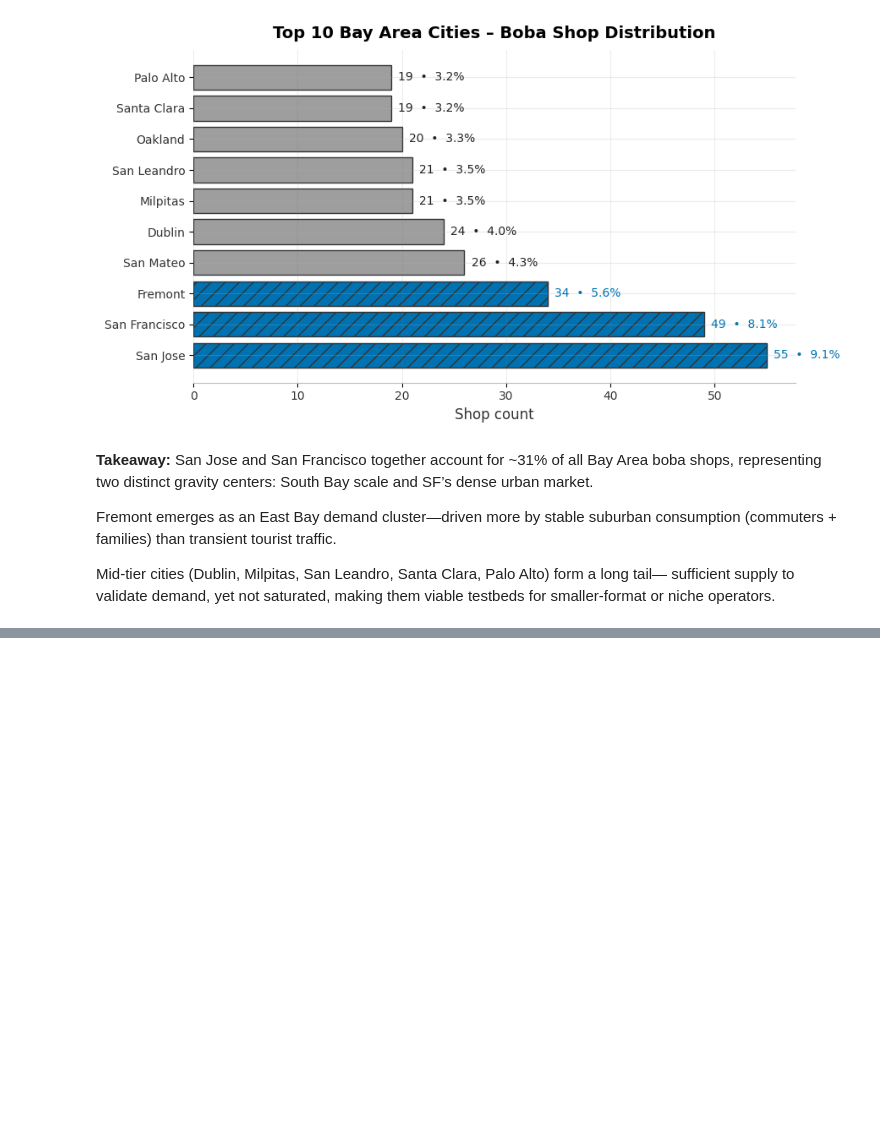
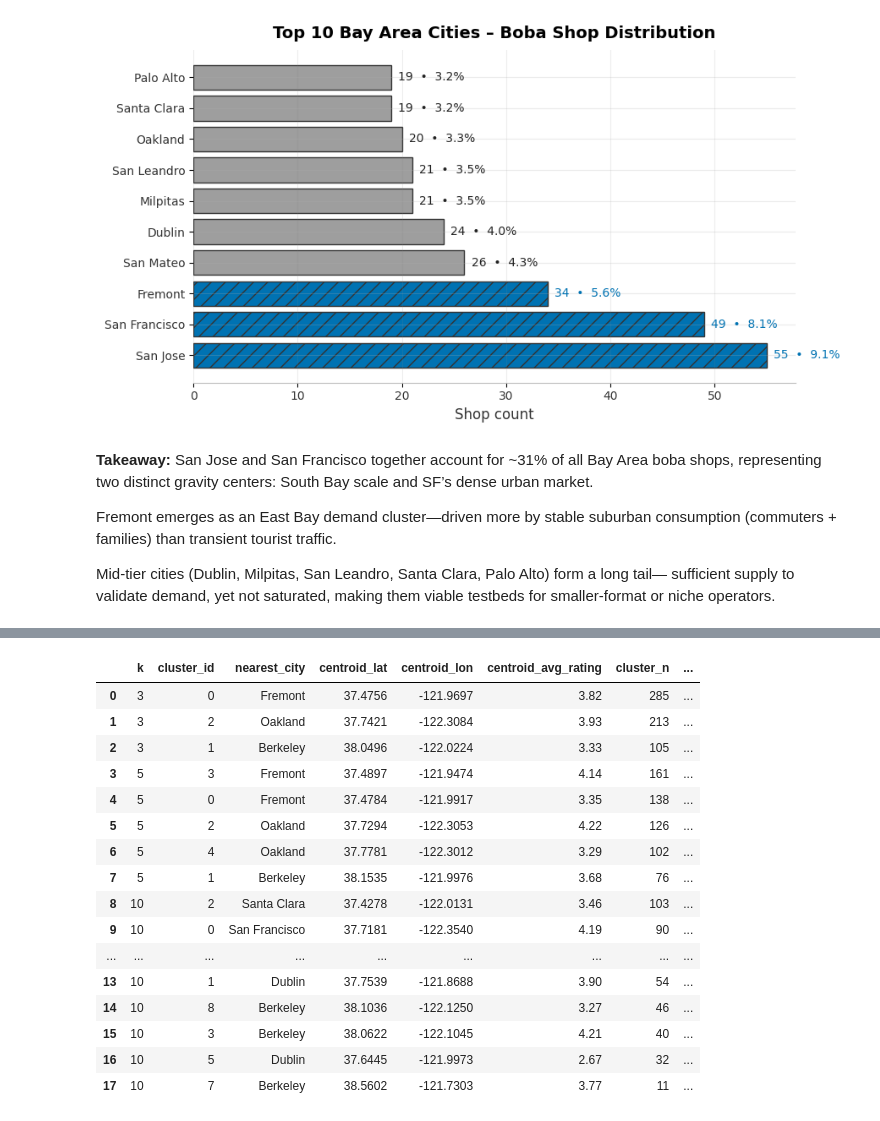
Before and after one commit to alishlish/boba-eda-starter, a Jupyter notebook: notebooks/eda.ipynb, the cells around one changed output, grey strips where cells are left out. Saved outputs shown, nothing was run; the diff lists cells and outputs as text; code cells hidden in the pictures; blank space fills up the shorter version.

```diff
--- a/notebooks/eda.ipynb
+++ b/notebooks/eda.ipynb
@@ -113,0 +241,98 @@ smaller-format or niche operators.
+# %%
+import numpy as np
+import pandas as pd
+from sklearn.cluster import KMeans
+from sklearn.preprocessing import StandardScaler
+from sklearn.metrics import silhouette_score
+from matplotlib.colors import ListedColormap
+import matplotlib.pyplot as plt
+
+# ---------- config ----------
+# which k values to profile (change as you like)
+k_list = [3, 5, 10]  # or: list(range(3, 11))
+
+# city centers (approx) for nearest-city tagging
+CITY_LOOKUP = {
+    "San Francisco": (37.7749, -122.4194),
+    "San Jose":      (37.3382, -121.8863),
+    "Oakland":       (37.8044, -122.2711),
+    "Fremont":       (37.5483, -121.9886),
+    "Palo Alto":     (37.4419, -122.1430),
+    "Berkeley":      (37.8716, -122.2727),
+    "Santa Clara":   (37.3541, -121.9552),
+    "Milpitas":      (37.4323, -121.8996),
+    "Dublin":        (37.7022, -121.9358),
+    "San Mateo":     (37.5630, -122.3255)
+}
+
+def nearest_city(lat, lon):
+    # Euclidean on lat/lon is fine for short distances here
+    dists = {city: np.hypot(lat - c_lat, lon - c_lon) for city, (c_lat, c_lon) in CITY_LOOKUP.items()}
+    return min(dists, key=dists.get)
+
+# ---------- data prep ----------
+lon_col = "lon" if "lon" in df.columns else "long"
+feat_cols = ["lat", lon_col, "rating"]
+X_raw = df[feat_cols].dropna().copy()
+
+scaler = StandardScaler()
+X = scaler.fit_transform(X_raw)
+
+# ---------- run for all k and collect summaries ----------
+rows = []
+
+for k in k_list:
+    km = KMeans(n_clusters=k, n_init=50, random_state=42).fit(X)
+    labels = km.labels_
+    sil = silhouette_score(X, labels)
+
+    # centroids back to original units: [lat, lon, rating]
+    cents = scaler.inverse_transform(km.cluster_centers_)
+
+    # attach labels only for rows used in X_raw
+    tmp = df.loc[X_raw.index, ["lat", lon_col, "rating"]].copy()
+    tmp["cluster"] = labels
+
+    # per-cluster size & avg rating (actual, not centroid)
+    stats = tmp.groupby("cluster").agg(
+        cluster_n=("cluster", "size"),
+        avg_rating=("rating", "mean")
+    ).reset_index()
+
+    # build summary rows
+    for cid, (clat, clon, crate) in enumerate(cents):
+        city = nearest_city(clat, clon)
+        n = int(stats.loc[stats["cluster"] == cid, "cluster_n"].values[0])
+        avg_r = float(stats.loc[stats["cluster"] == cid, "avg_rating"].values[0])
+        rows.append({
+            "k": k,
+            "cluster_id": cid,
+            "nearest_city": city,
+            "centroid_lat": round(clat, 4),
+            "centroid_lon": round(clon, 4),
+            "centroid_avg_rating": round(crate, 2),
+            "cluster_n": n,
+            "cluster_avg_rating": round(avg_r, 2),
+            "silhouette_k": round(sil, 3),
+        })
+
+summary_df = pd.DataFrame(rows).sort_values(["k", "cluster_n"], ascending=[True, False]).reset_index(drop=True)
+summary_df
+# %% [output]
+|  | k | cluster_id | nearest_city | centroid_lat | centroid_lon | centroid_avg_rating | cluster_n | ... |
+| 0 | 3 | 0 | Fremont | 37.4756 | -121.9697 | 3.82 | 285 | ... |
+| 1 | 3 | 2 | Oakland | 37.7421 | -122.3084 | 3.93 | 213 | ... |
+| 2 | 3 | 1 | Berkeley | 38.0496 | -122.0224 | 3.33 | 105 | ... |
+| 3 | 5 | 3 | Fremont | 37.4897 | -121.9474 | 4.14 | 161 | ... |
+| 4 | 5 | 0 | Fremont | 37.4784 | -121.9917 | 3.35 | 138 | ... |
+| 5 | 5 | 2 | Oakland | 37.7294 | -122.3053 | 4.22 | 126 | ... |
+| 6 | 5 | 4 | Oakland | 37.7781 | -122.3012 | 3.29 | 102 | ... |
+| 7 | 5 | 1 | Berkeley | 38.1535 | -121.9976 | 3.68 | 76 | ... |
+| 8 | 10 | 2 | Santa Clara | 37.4278 | -122.0131 | 3.46 | 103 | ... |
+| 9 | 10 | 0 | San Francisco | 37.7181 | -122.3540 | 4.19 | 90 | ... |
+| ... | ... | ... | ... | ... | ... | ... | ... | ... |
+| 13 | 10 | 1 | Dublin | 37.7539 | -121.8688 | 3.90 | 54 | ... |
+| 14 | 10 | 8 | Berkeley | 38.1036 | -122.1250 | 3.27 | 46 | ... |
+| 15 | 10 | 3 | Berkeley | 38.0622 | -122.1045 | 4.21 | 40 | ... |
+| 16 | 10 | 5 | Dublin | 37.6445 | -121.9973 | 2.67 | 32 | ... |
+| 17 | 10 | 7 | Berkeley | 38.5602 | -121.7303 | 3.77 | 11 | ... |
```
Also changed, not shown: parts of 7 cells of this notebook, 1 other file.
